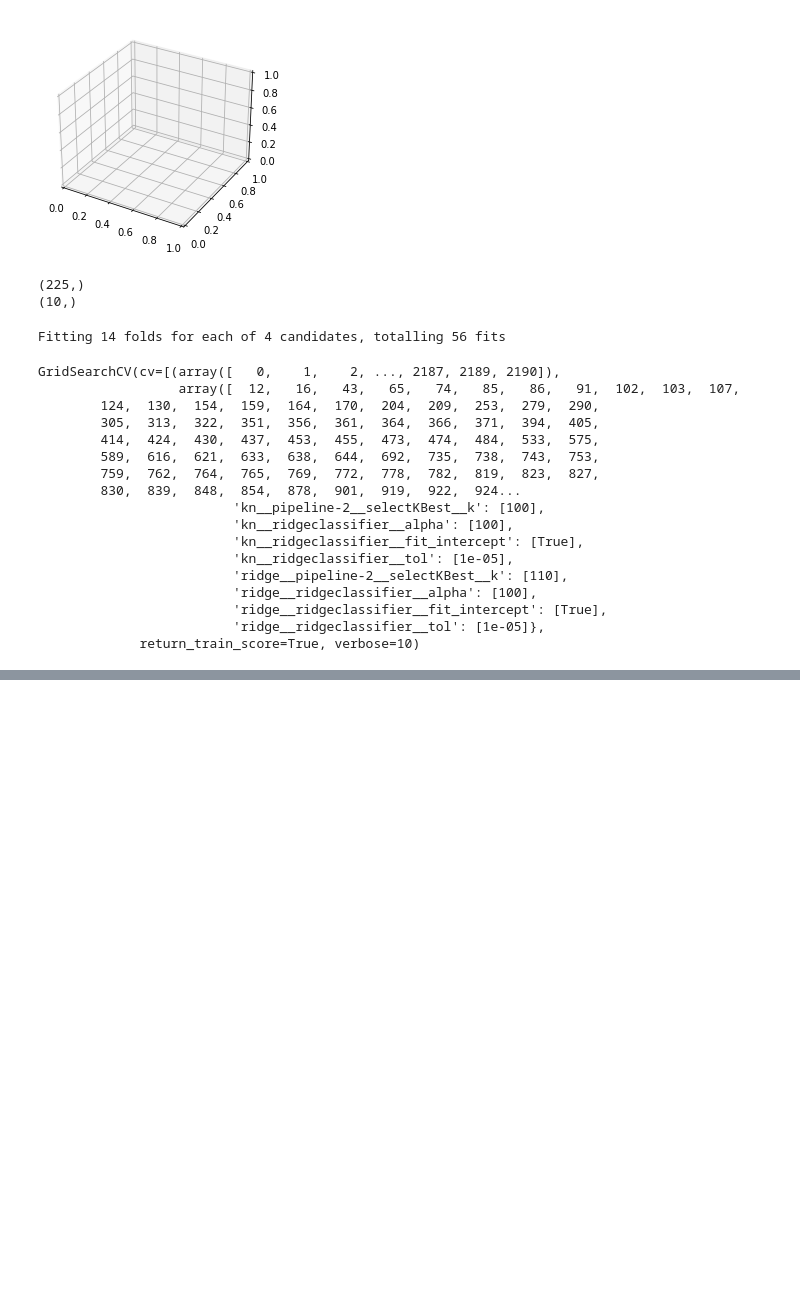
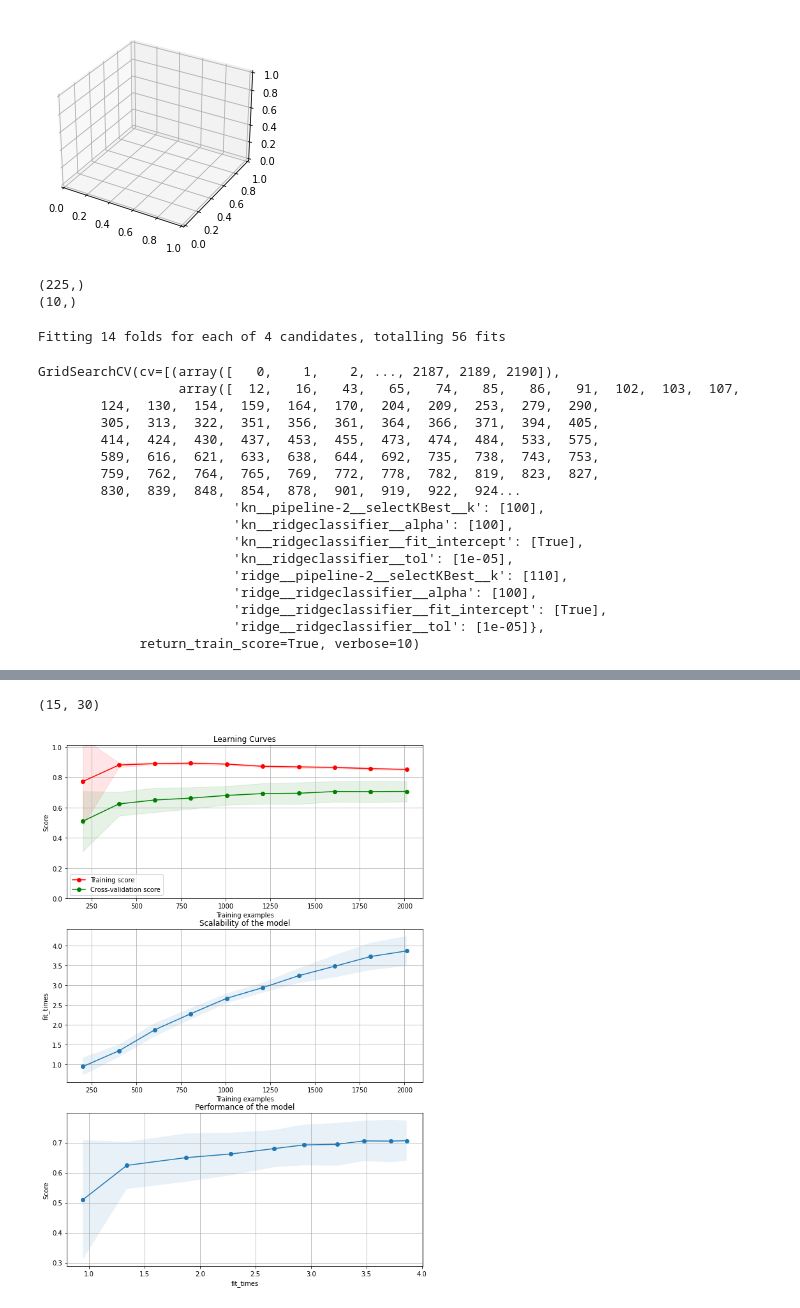
Before and after one commit to Joris104/MachineLearning, a Jupyter notebook: Ensemble.ipynb, the cells around one changed output, grey strips where cells are left out. Cells and saved outputs as stored; diff of their text form; code cells hidden in the pictures; blank space fills up the shorter version.

```diff
--- a/Ensemble.ipynb
+++ b/Ensemble.ipynb
@@ -30,6 +30,7 @@ from utils_feature_preprocessing.pose_hands import pose_hand
 from utils_feature_preprocessing.connections import connections_body
 from test_feature_preprocessing.index_uitgestrekt import index_uitgestrekt
 from  utils_feature_preprocessing.features_from_hand import extract_finger_curviness
+from utils_feature_preprocessing.minimumFingerEye import minimumFingerEye
 def extract_features(pose_sequence):
     # You should implement this function to return better features!
     pose_sequence = correct_zeros_interpolation(pose_sequence)
@@ -41,12 +42,13 @@ def extract_features(pose_sequence):
     #To make the model more robust we remove the face values (robustness of model)
     pose_sequence = straighten_pose_seq(pose_sequence)
     curve = extract_finger_curviness(pose_sequence)
+    dist_eye = minimumFingerEye(pose_sequence)
     #this only keeps the body connections not the face
     body_sequence = connections_body(pose_sequence)
     # We make sure that the viewpoint is the same for all sequences (robustness of model)
     body_sequence = transform_to_k_frames(body_sequence, k=3)
     body_features = frames_to_features(body_sequence)
-    features = np.concatenate((body_features, fingers,hand_features, hand_mov, curve))
+    features = np.concatenate((body_features, fingers,hand_features,[dist_eye], hand_mov, curve))
     return features
 # %%
 pose_sequence = utils_for_students.load_sample_stage2(os.path.join('data/stage2/train/', train_samples[0]['path']))
@@ -151,7 +153,7 @@ estimators = [
     #('ook', classifier_ook)
     ]
 clf = StackingClassifier(
-    estimators=estimators, final_estimator=LogisticRegression(max_iter=2000)
+    estimators=estimators, final_estimator=LogisticRegression(max_iter=2000), passthrough=False
     )
 # %%
 param_grid = {
@@ -292,13 +298,17 @@ plot_confusion_matrix(y_train, y_pred, classes=CLASSES, normalize=True)
 # %%
 print(cv.best_estimator_.final_estimator_.coef_.shape)
+# %% [output]
+(15, 30)
 # %%
-#from utils_data_analysis.learning_curve import plot_learning_curve
+from utils_data_analysis.learning_curve import plot_learning_curve
 
-#fig, axes = plt.subplots(3, 1, figsize=(10, 15))
-#title = "Learning Curves"
+fig, axes = plt.subplots(3, 1, figsize=(10, 15))
+title = "Learning Curves"
 
-#plot_learning_curve(
-    #cv.best_estimator_, title, X_train, y_train, axes=axes, ylim=(0.0, 1.01), cv=folds, n_jobs=4,train_sizes=np.linspace(0.1, 1.0, 10)
-#)
+plot_learning_curve(
+    cv.best_estimator_, title, X_train, y_train, axes=axes, ylim=(0.0, 1.01), cv=folds, n_jobs=4,train_sizes=np.linspace(0.1, 1.0, 10)
+)
 
-#plt.show()
+plt.show()
+# %% [output]
+[figure, added]
```
Also changed, not shown: parts of 2 cells of this notebook.
